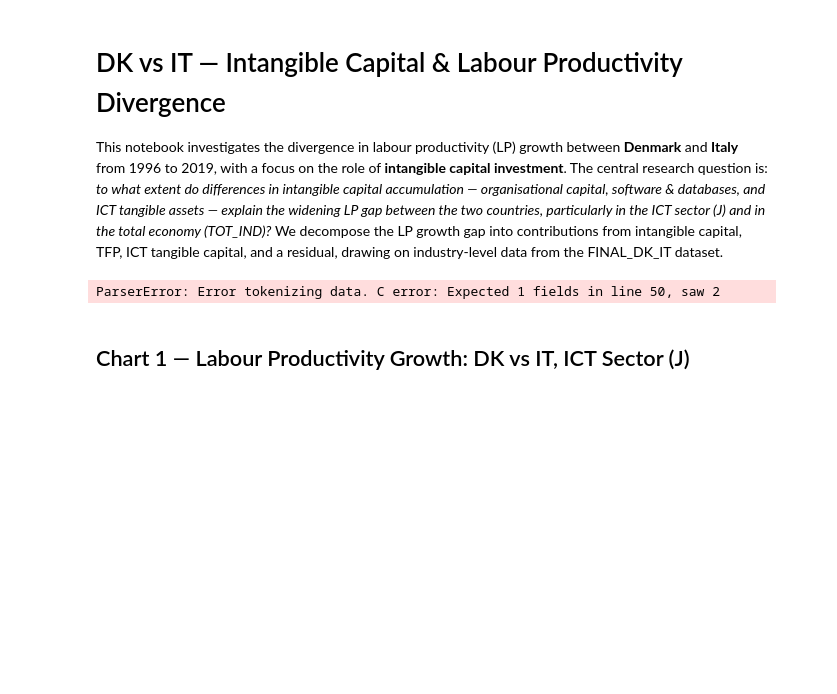
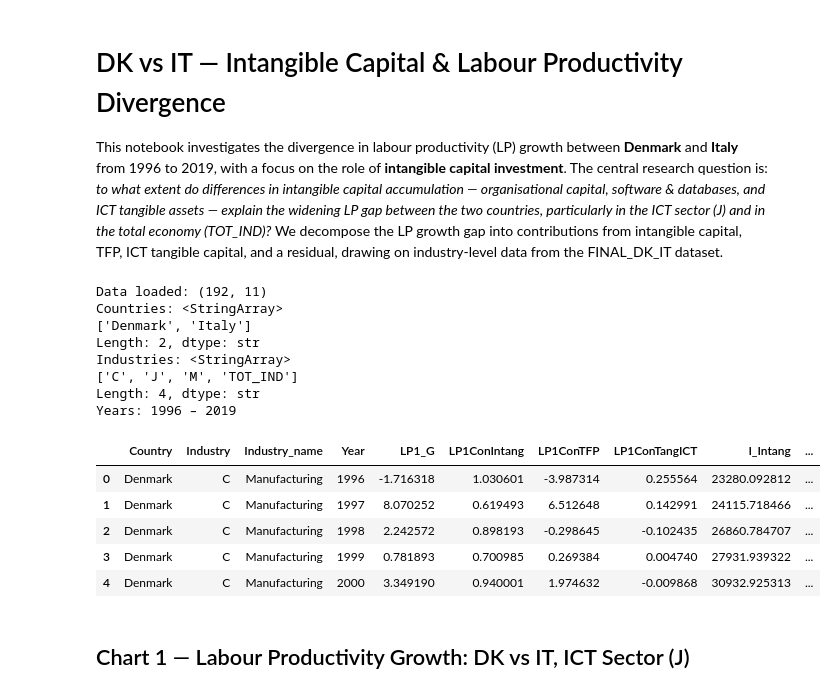
Before and after one commit to andreamammano89-maker/Internet_And_Network_Economics_group6, a Jupyter notebook: analysis_DK_IT.ipynb, the cells around one changed output. Saved outputs shown, nothing was run; the diff lists cells and outputs as text; code cells hidden in the pictures; blank space fills up the shorter version.

Commit message:
fix path

```diff
--- a/analysis_DK_IT.ipynb
+++ b/analysis_DK_IT.ipynb
@@ -16,7 +16,8 @@ HERE     = os.path.abspath(os.path.dirname('')) if '__file__' not in dir() else
 DATA_DIR = os.path.join(HERE, 'data')
 PATH     = os.path.join(DATA_DIR, 'FINAL_DK_IT.csv')
 
-df = pd.read_csv(PATH)
+# Aggiungi il separatore corretto
+df = pd.read_csv(PATH, sep=';')
 
 
 # ── Colour palette ─────────────────────────────────────────────────────────────
@@ -28,34 +29,47 @@ ICT_C      = "#27AE60"
 OTHER_C    = "#BDC3C7"
 
 # ── Matplotlib style ───────────────────────────────────────────────────────────
 plt.rcParams.update({
     "font.family":        "serif",
     "font.size":          11,
     "axes.spines.top":    False,
     "axes.spines.right":  False,
     "axes.grid":          True,
     "grid.color":         "#e0e0e0",
     "grid.linestyle":     "--",
     "grid.linewidth":     0.6,
     "axes.titlesize":     12,
     "axes.labelsize":     10,
     "legend.fontsize":    9,
     "legend.framealpha":  0.7,
 })
 
 # ── Helper ─────────────────────────────────────────────────────────────────────
 def get_country_sector(country: str, sector: str) -> pd.DataFrame:
     """Filter df by country and industry, return indexed by Year."""
     mask = (df["Country"] == country) & (df["Industry"] == sector)
     return df.loc[mask].set_index("Year").sort_index()
 
 print("Data loaded:", df.shape)
 print("Countries:",  df["Country"].unique())
 print("Industries:", df["Industry"].unique())
 print("Years:",      df["Year"].min(), "–", df["Year"].max())
 df.head()
 # %% [output]
-ParserError: Error tokenizing data. C error: Expected 1 fields in line 50, saw 2
+Data loaded: (192, 11)
+Countries: <StringArray>
+['Denmark', 'Italy']
+Length: 2, dtype: str
+Industries: <StringArray>
+['C', 'J', 'M', 'TOT_IND']
+Length: 4, dtype: str
+Years: 1996 – 2019
+|  | Country | Industry | Industry_name | Year | LP1_G | LP1ConIntang | LP1ConTFP | LP1ConTangICT | I_Intang | ... |
+| 0 | Denmark | C | Manufacturing | 1996 | -1.716318 | 1.030601 | -3.987314 | 0.255564 | 23280.092812 | ... |
+| 1 | Denmark | C | Manufacturing | 1997 | 8.070252 | 0.619493 | 6.512648 | 0.142991 | 24115.718466 | ... |
+| 2 | Denmark | C | Manufacturing | 1998 | 2.242572 | 0.898193 | -0.298645 | -0.102435 | 26860.784707 | ... |
+| 3 | Denmark | C | Manufacturing | 1999 | 0.781893 | 0.700985 | 0.269384 | 0.004740 | 27931.939322 | ... |
+| 4 | Denmark | C | Manufacturing | 2000 | 3.349190 | 0.940001 | 1.974632 | -0.009868 | 30932.925313 | ... |
 # %% [markdown]
 ## Chart 1 — Labour Productivity Growth: DK vs IT, ICT Sector (J)
 # %%
```
Also changed, not shown: parts of 5 cells of this notebook.
